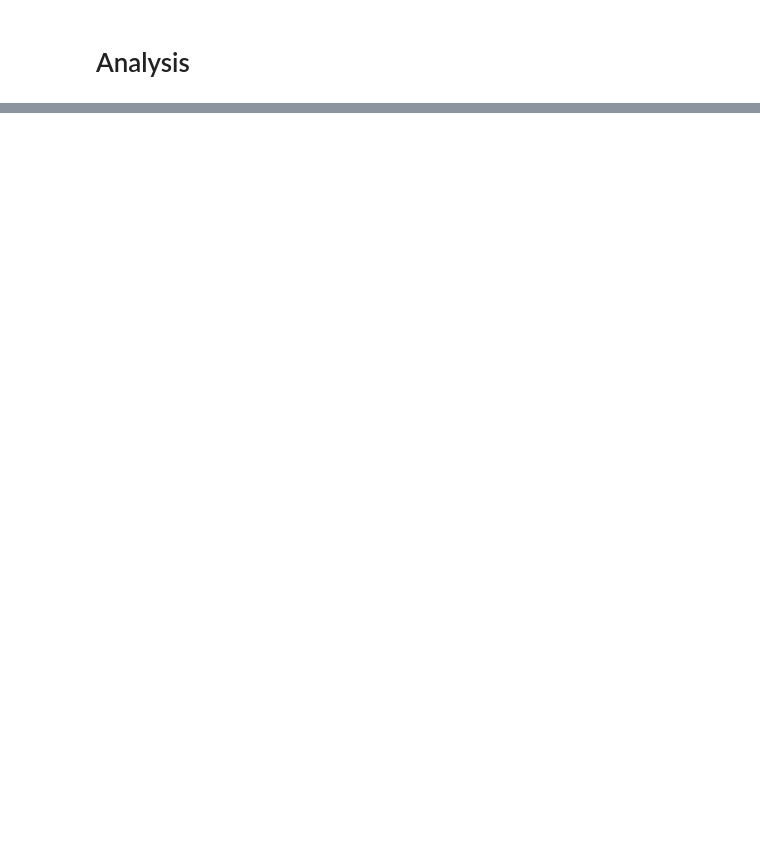
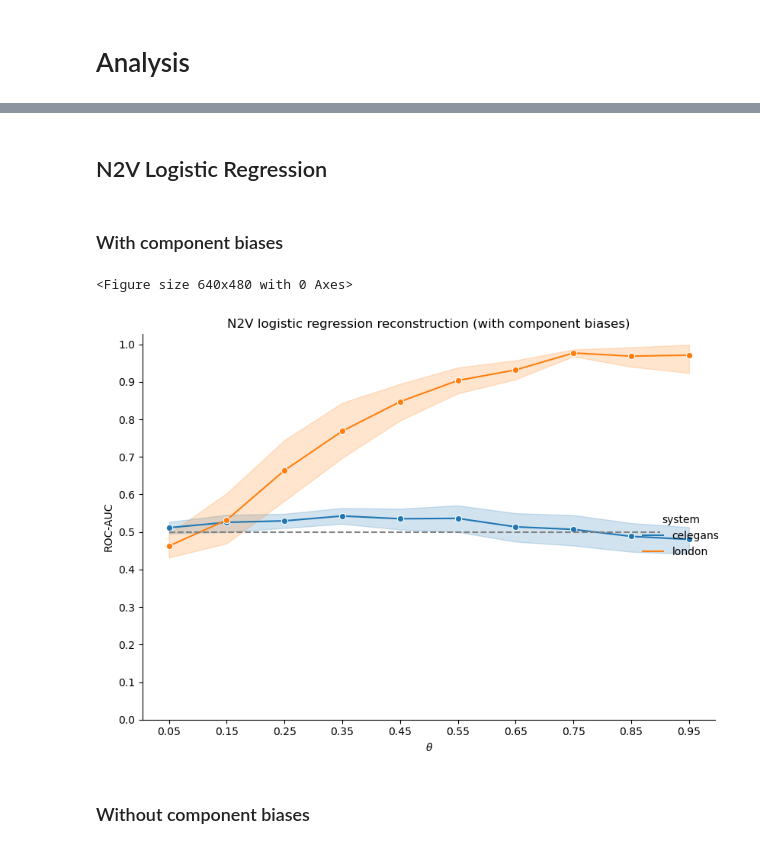
Before and after one commit to kaiser-dan/proj_naive-embedded-reconstruction, a Jupyter notebook: notebooks/viz/EMB_ex23-24_viz.ipynb, the cells around one changed output, grey strips where cells are left out. Saved outputs shown, nothing was run; the diff lists cells and outputs as text; code cells hidden in the pictures; blank space fills up the shorter version.

```diff
--- a/notebooks/viz/EMB_ex23-24_viz.ipynb
+++ b/notebooks/viz/EMB_ex23-24_viz.ipynb
@@ -137,3 +156,44 @@ Text(0.5, 1.0, 'N2V distance-based likelihood reconstruction')
+# %% [markdown]
+## N2V Logistic Regression
+# %% [markdown]
+### With component biases
+# %%
+# Instantiate figure, subset relevant data
+plt.figure()
+df_ = df.query("experiment == 'ex24' and theta != 1.0 and auroc != -1.0")
+
+# Plotting data
+sns.relplot(
+    data=df_, kind="line",
+    x="theta", y="auroc",
+    hue="system",
+    marker="o",
+    height=6, aspect=1.2
+)
+
+# Axes configuration
+plt.hlines(0.5, 0.05, 0.9, linestyles="dashed", colors="gray")
+plt.xticks(
+    [np.float(np.format_float_scientific(x, precision=1)) for x in set(df_["theta"])],
+    rotation=0
+)
+plt.xlabel("$\\theta$")
+
+plt.yticks(np.linspace(0, 1, endpoint=True, num=10+1))
+plt.ylabel("ROC-AUC")
+
+
+# Figure-level attributes
+plt.title("N2V logistic regression reconstruction (with component biases)")
+
+# Save plot
+plt.tight_layout()
+plt.savefig("../../results/plots/line_auroc-pfi_N2V-logreg-component-bias.png", facecolor="white", transparent=False)
+# %% [output]
+<Figure size 640x480 with 0 Axes>
+[figure, added]
+# %% [markdown]
+### Without component biases
 # %%
 # Instantiate figure, subset relevant data
 plt.figure()
```
Also changed, not shown: parts of 8 cells of this notebook, 3 other files.
